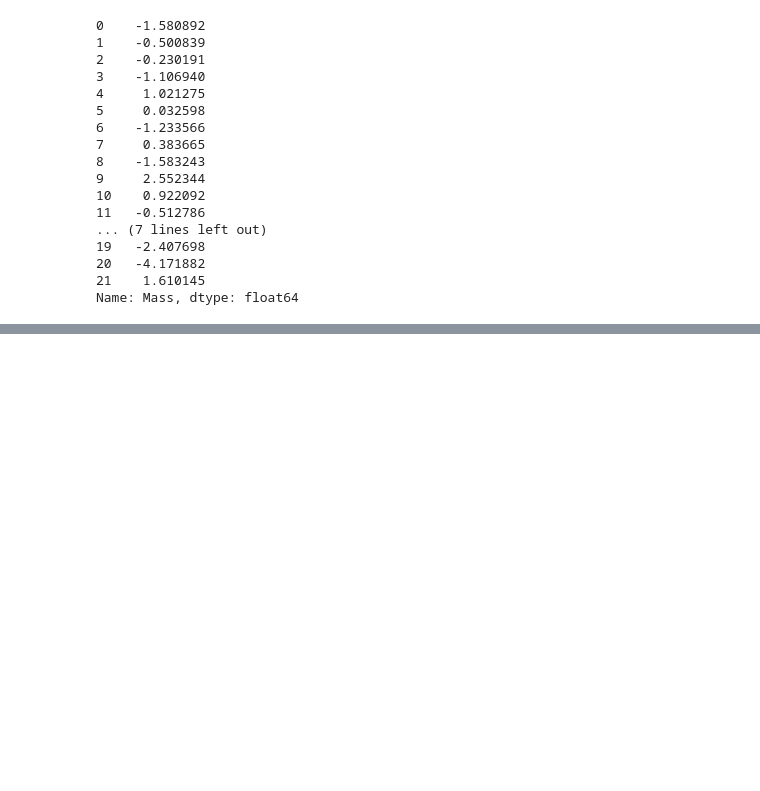
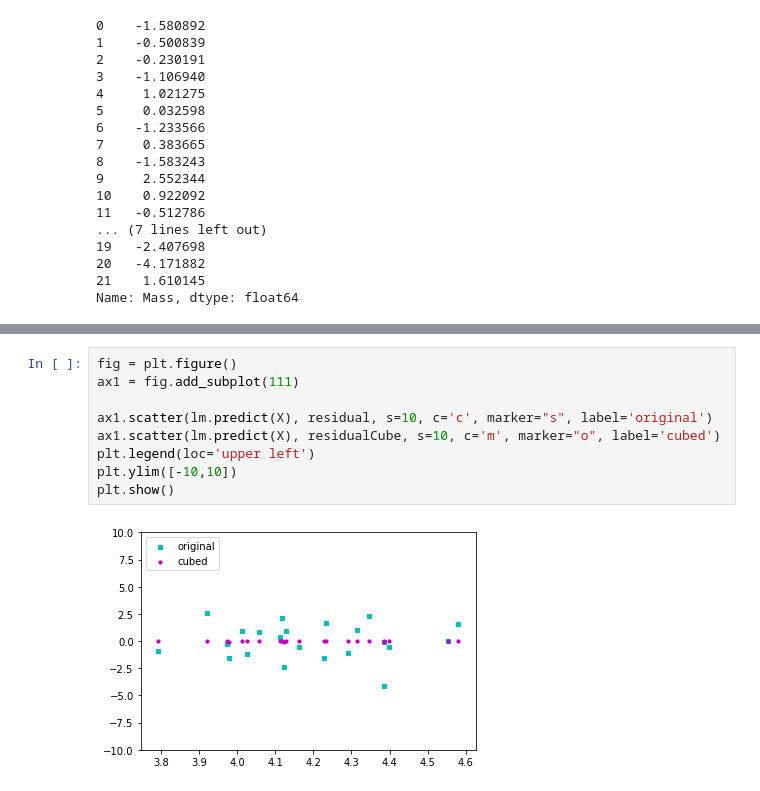
Before and after one commit to behroozmrd47/CS-498-AML-HW5, a Jupyter notebook: 7.10.ipynb, the cells around one changed output, grey strips where cells are left out. Drawn from its saved outputs; the diff is of its cells as text; blank space fills up the shorter version.

```diff
--- a/7.10.ipynb
+++ b/7.10.ipynb
@@ -68,0 +131,11 @@ plt.scatter(lm.predict(X), residual)
+# %%
+fig = plt.figure()
+ax1 = fig.add_subplot(111)
+
+ax1.scatter(lm.predict(X), residual, s=10, c='c', marker="s", label='original')
+ax1.scatter(lm.predict(X), residualCube, s=10, c='m', marker="o", label='cubed')
+plt.legend(loc='upper left')
+plt.ylim([-10,10])
+plt.show()
+# %% [output]
+[figure, added]
```
Also changed, not shown: parts of 7 cells of this notebook.
